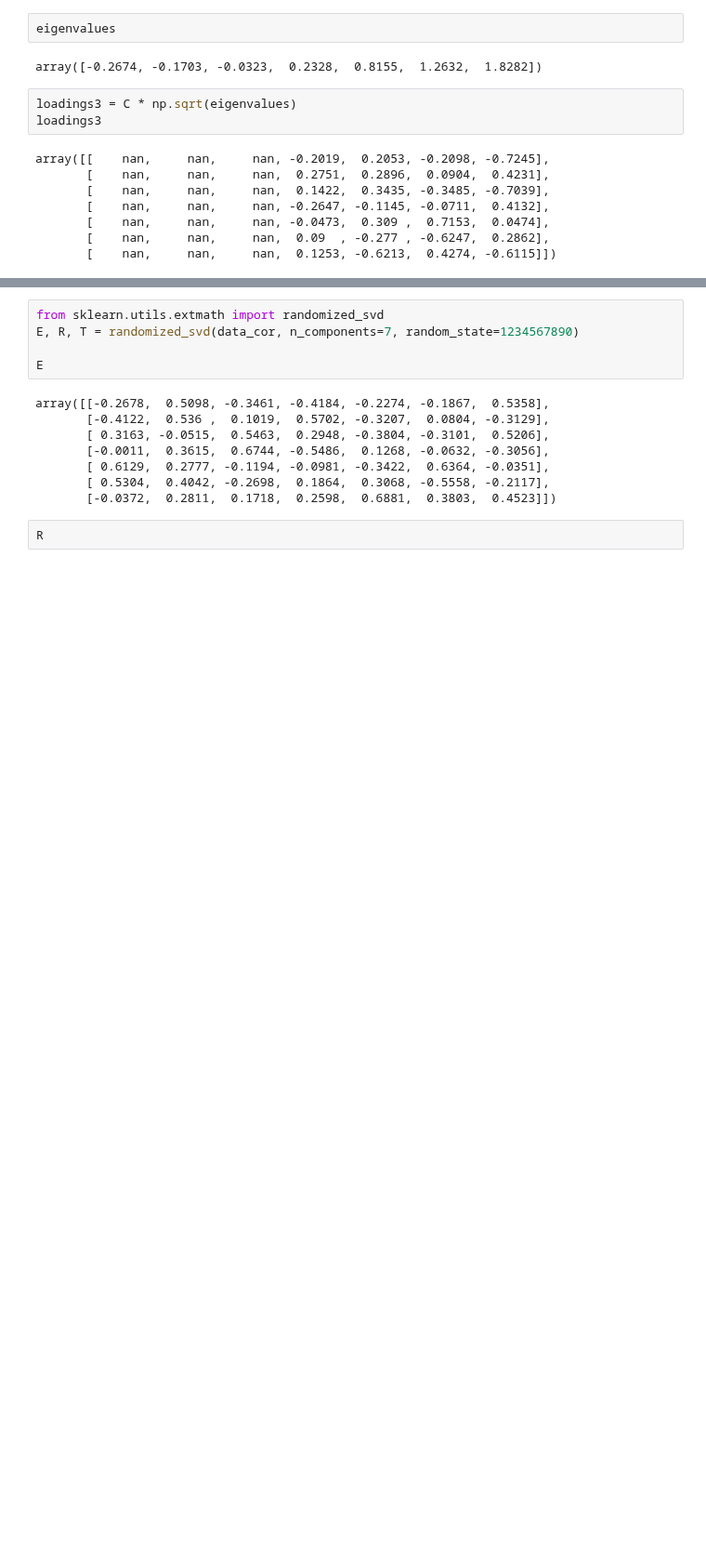
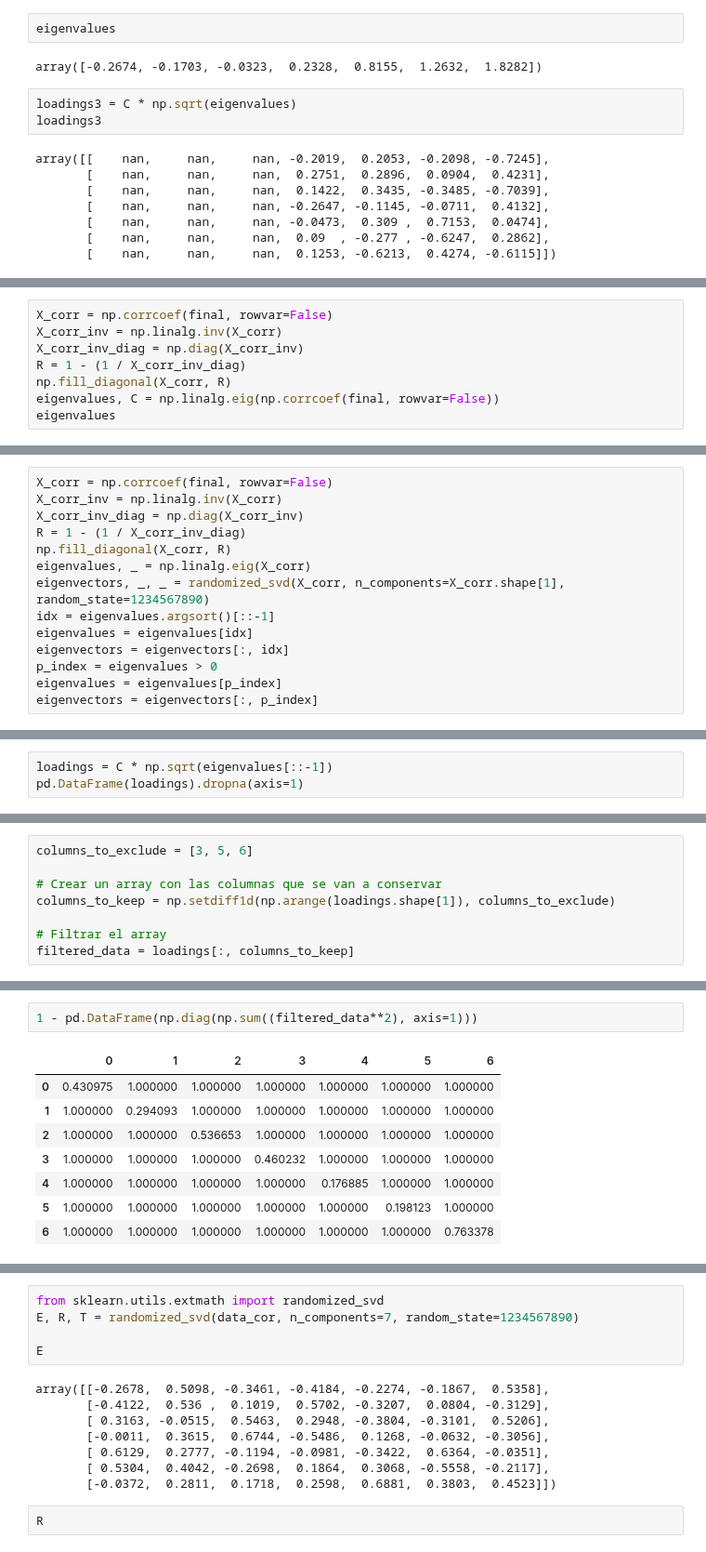
Before and after one commit to DavidGuzzi/MECMT04, a Jupyter notebook: problem_set_5/FA.ipynb, the cells around one changed output, grey strips where cells are left out. Shown at 93% size. Saved outputs shown, nothing was run; the diff lists cells and outputs as text; blank space fills up the shorter version.

```diff
--- a/problem_set_5/FA.ipynb
+++ b/problem_set_5/FA.ipynb
@@ -368,0 +614,8 @@ Loadings:
+# %%
+X_corr = np.corrcoef(final, rowvar=False)
+X_corr_inv = np.linalg.inv(X_corr)
+X_corr_inv_diag = np.diag(X_corr_inv)
+R = 1 - (1 / X_corr_inv_diag)
+np.fill_diagonal(X_corr, R)
+eigenvalues, C = np.linalg.eig(np.corrcoef(final, rowvar=False))
+eigenvalues
@@ -368,0 +672,14 @@ Loadings:
+# %%
+X_corr = np.corrcoef(final, rowvar=False)
+X_corr_inv = np.linalg.inv(X_corr)
+X_corr_inv_diag = np.diag(X_corr_inv)
+R = 1 - (1 / X_corr_inv_diag)
+np.fill_diagonal(X_corr, R)
+eigenvalues, _ = np.linalg.eig(X_corr)
+eigenvectors, _, _ = randomized_svd(X_corr, n_components=X_corr.shape[1], random_state=1234567890)
+idx = eigenvalues.argsort()[::-1]
+eigenvalues = eigenvalues[idx]
+eigenvectors = eigenvectors[:, idx]
+p_index = eigenvalues > 0
+eigenvalues = eigenvalues[p_index]
+eigenvectors = eigenvectors[:, p_index]
@@ -368,0 +703,3 @@ Loadings:
+# %%
+loadings = C * np.sqrt(eigenvalues[::-1])
+pd.DataFrame(loadings).dropna(axis=1)
@@ -368,0 +759,8 @@ Loadings:
+# %%
+columns_to_exclude = [3, 5, 6]
+
+# Crear un array con las columnas que se van a conservar
+columns_to_keep = np.setdiff1d(np.arange(loadings.shape[1]), columns_to_exclude)
+
+# Filtrar el array
+filtered_data = loadings[:, columns_to_keep]
@@ -368,0 +777,11 @@ Loadings:
+# %%
+1 - pd.DataFrame(np.diag(np.sum((filtered_data**2), axis=1)))
+# %% [output]
+|  | 0 | 1 | 2 | 3 | 4 | 5 | 6 |
+| 0 | 0.430975 | 1.000000 | 1.000000 | 1.000000 | 1.000000 | 1.000000 | 1.000000 |
+| 1 | 1.000000 | 0.294093 | 1.000000 | 1.000000 | 1.000000 | 1.000000 | 1.000000 |
+| 2 | 1.000000 | 1.000000 | 0.536653 | 1.000000 | 1.000000 | 1.000000 | 1.000000 |
+| 3 | 1.000000 | 1.000000 | 1.000000 | 0.460232 | 1.000000 | 1.000000 | 1.000000 |
+| 4 | 1.000000 | 1.000000 | 1.000000 | 1.000000 | 0.176885 | 1.000000 | 1.000000 |
+| 5 | 1.000000 | 1.000000 | 1.000000 | 1.000000 | 1.000000 | 0.198123 | 1.000000 |
+| 6 | 1.000000 | 1.000000 | 1.000000 | 1.000000 | 1.000000 | 1.000000 | 0.763378 |
```
Also changed, not shown: parts of 50 cells of this notebook, 1 other file.
